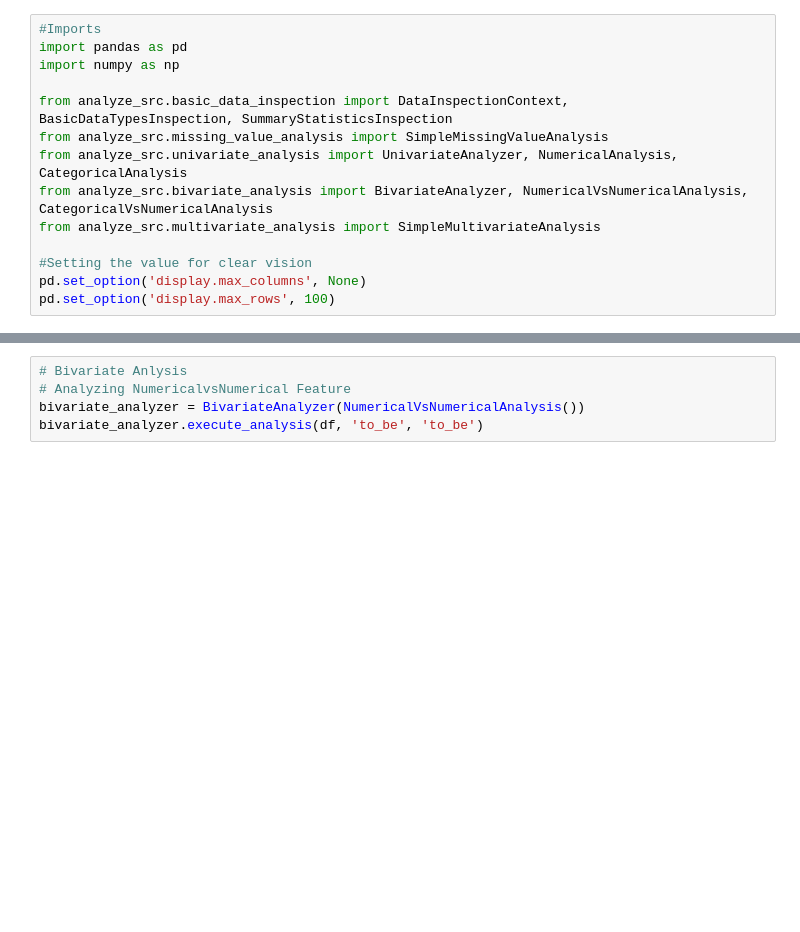
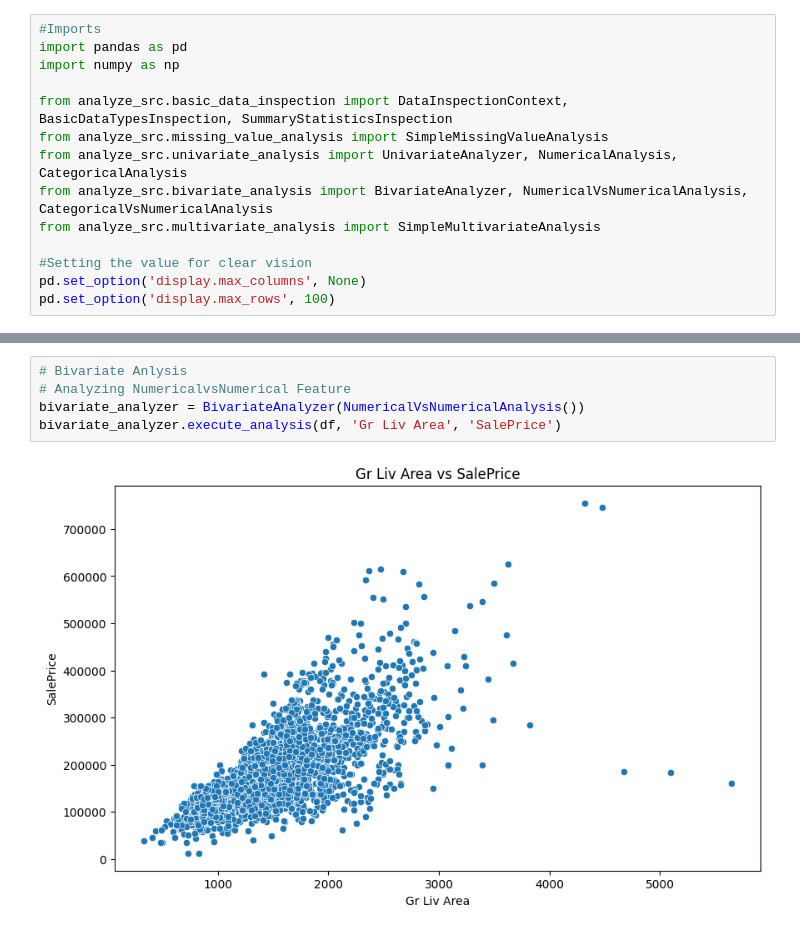
Before and after one commit to titan-spyer/ML_Price_Prediction, a Jupyter notebook: price_predictor_system/analysis/EDA.ipynb, the cells around one changed output, grey strips where cells are left out. Saved outputs shown, nothing was run; the diff lists cells and outputs as text; blank space fills up the shorter version.

```diff
--- a/price_predictor_system/analysis/EDA.ipynb
+++ b/price_predictor_system/analysis/EDA.ipynb
@@ -40,8 +111,10 @@ univariate_analyzer.execute_analysis(df, 'to_be')
 # %%
 # Bivariate Anlysis
 # Analyzing NumericalvsNumerical Feature
 bivariate_analyzer = BivariateAnalyzer(NumericalVsNumericalAnalysis())
-bivariate_analyzer.execute_analysis(df, 'to_be', 'to_be')
+bivariate_analyzer.execute_analysis(df, 'Gr Liv Area', 'SalePrice')
+# %% [output]
+[figure, added]
 # %%
 # Analyzing CategoricalvsNumerical Feature
 bivariate_analyzer.set_strategy(CategoricalVsNumericalAnalysis())
```
Also changed, not shown: parts of 10 cells of this notebook.
